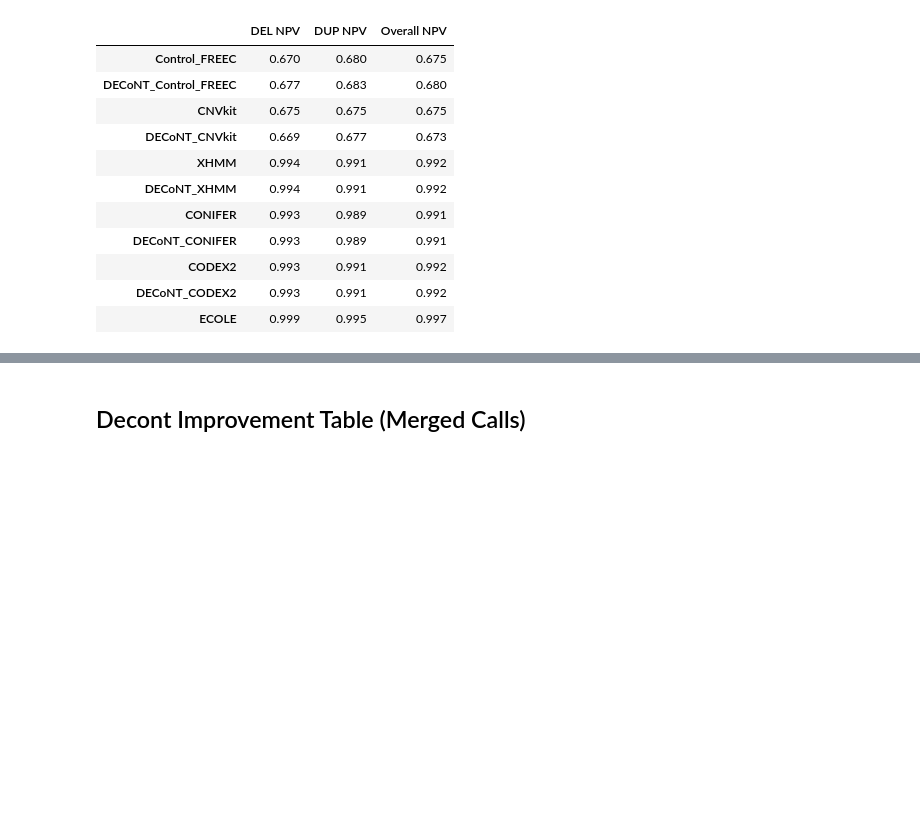
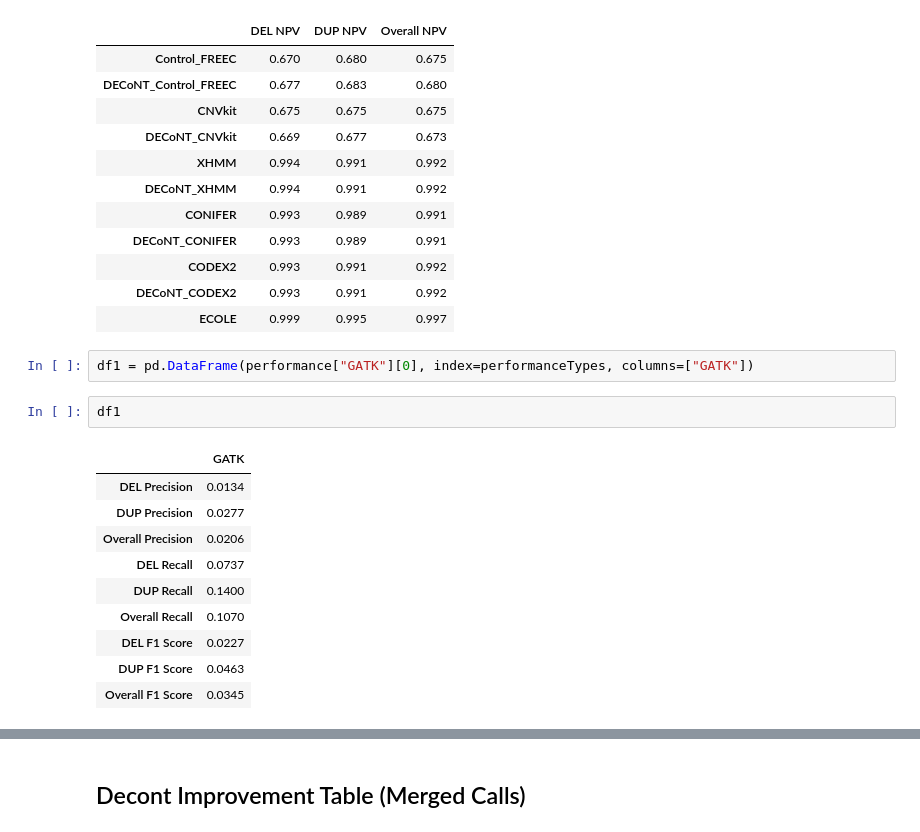
Before and after one commit to alperylmzz/ECOLE-revision, a Jupyter notebook: Figure2.ipynb, the cells around one changed output, grey strips where cells are left out. Drawn from its saved outputs; the diff is of its cells as text; blank space fills up the shorter version.

```diff
--- a/Figure2.ipynb
+++ b/Figure2.ipynb
@@ -203,6 +209,21 @@ df
 | CODEX2 | 0.993 | 0.991 | 0.992 |
 | DECoNT_CODEX2 | 0.993 | 0.991 | 0.992 |
 | ECOLE | 0.999 | 0.995 | 0.997 |
+# %%
+df1 = pd.DataFrame(performance["GATK"][0], index=performanceTypes, columns=["GATK"])
+# %%
+df1
+# %% [output]
+|  | GATK |
+| DEL Precision | 0.0134 |
+| DUP Precision | 0.0277 |
+| Overall Precision | 0.0206 |
+| DEL Recall | 0.0737 |
+| DUP Recall | 0.1400 |
+| Overall Recall | 0.1070 |
+| DEL F1 Score | 0.0227 |
+| DUP F1 Score | 0.0463 |
+| Overall F1 Score | 0.0345 |
 # %%
 print("Control_FREEC")
 print("---------------")
```
Also changed, not shown: parts of 4 cells of this notebook, 1 other file.
